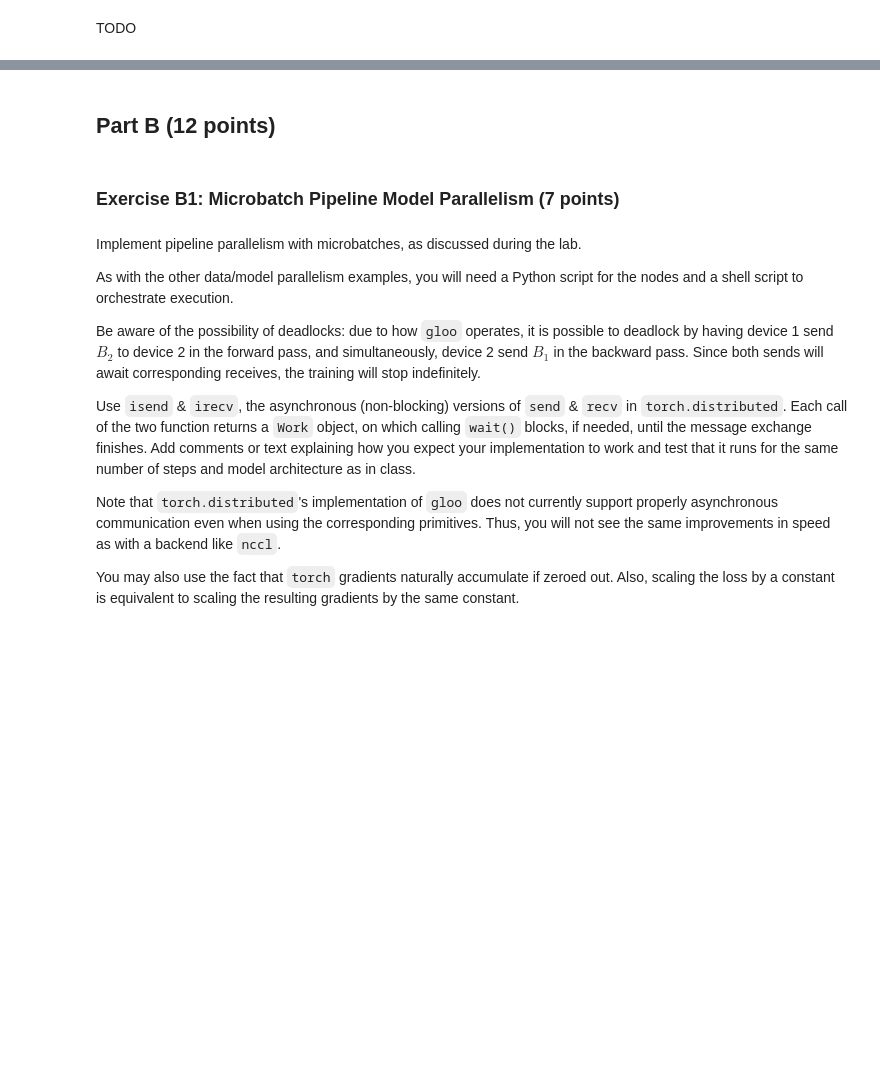
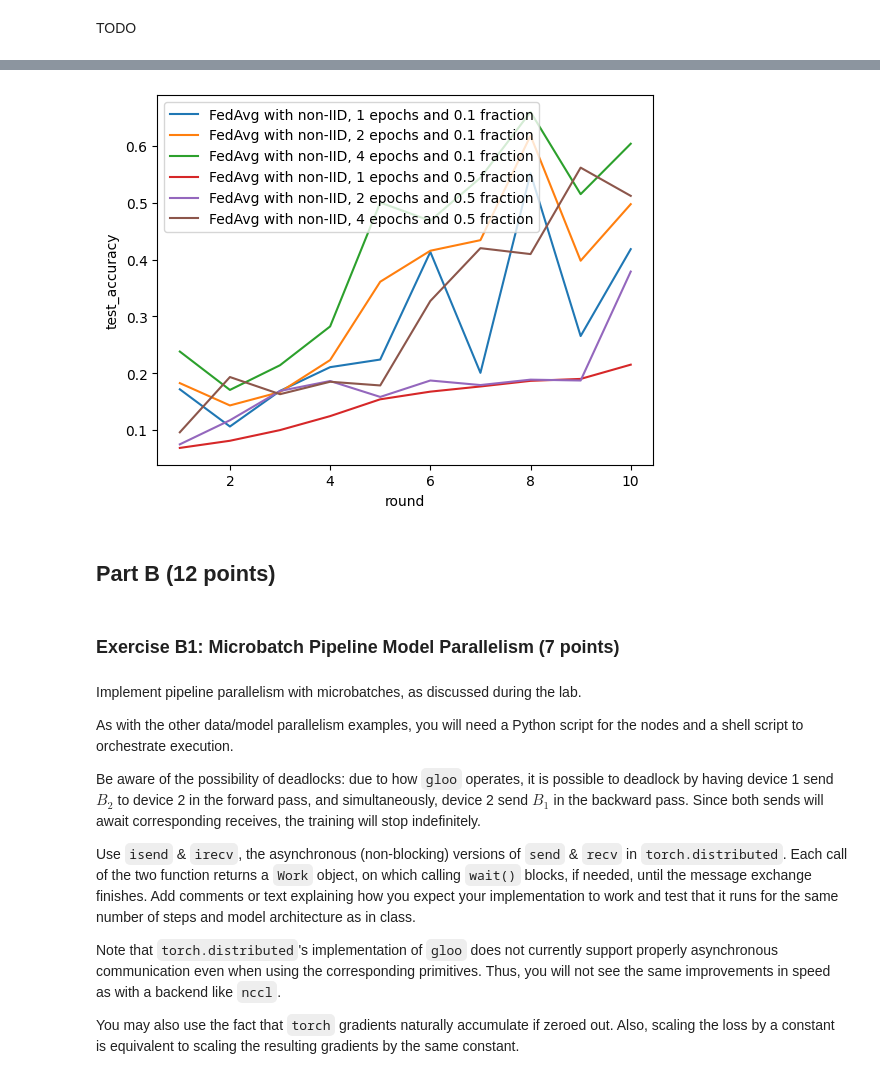
Before and after one commit to Quaffel/university-distributed-deep-learning, a Jupyter notebook: federated-learning/fedsgd-vs-fedavg/homework.ipynb, the cells around one changed output, grey strips where cells are left out. Cells and saved outputs as stored; diff of their text form; code cells hidden in the pictures; blank space fills up the shorter version.

```diff
--- a/federated-learning/fedsgd-vs-fedavg/homework.ipynb
+++ b/federated-learning/fedsgd-vs-fedavg/homework.ipynb
@@ -270,0 +448,3 @@ TODO
+# %%
+learning_rate_variants = [learning_rate, 0.001]
+client_fraction_variants = [active_clients_fraction, 0.5]
@@ -271,3 +462,40 @@ TODO
+# %%
+local_epochs_variants = [1, 2, 4]
+
+results_fedavg_non_iid = [
+    [
+        run_fedavg(
+            iid=False,
+            local_epochs=local_epochs,
+            active_clients_fraction=client_fraction,
+            learning_rate=learning_rate,
+        )
+        for local_epochs in tqdm(
+            local_epochs_variants, "local epoch variants", leave=False
+        )
+    ]
+    for learning_rate, client_fraction in tqdm(
+        zip(learning_rate_variants, client_fraction_variants),
+        "learning rate/fraction variants",
+        leave=False,
+    )
+]
+# %%
+for learning_rate, client_fraction, fedsgd_result, fedavg_results in zip(
+    learning_rate_variants,
+    client_fraction_variants,
+    results_fedsgd_non_iid,
+    results_fedavg_non_iid,
+):
+    for local_epochs, fedavg_result in zip(local_epochs_variants, fedavg_results):
+        sns.lineplot(
+            fedavg_result,
+            x="round",
+            y="test_accuracy",
+            label=f"FedAvg with non-IID, {local_epochs} epochs and {client_fraction} fraction",
+        )
+# %% [output]
+[figure, added]
 # %% [markdown]
 ## Part B (12 points)
 # %% [markdown]
```
Also changed, not shown: parts of 32 cells of this notebook.
